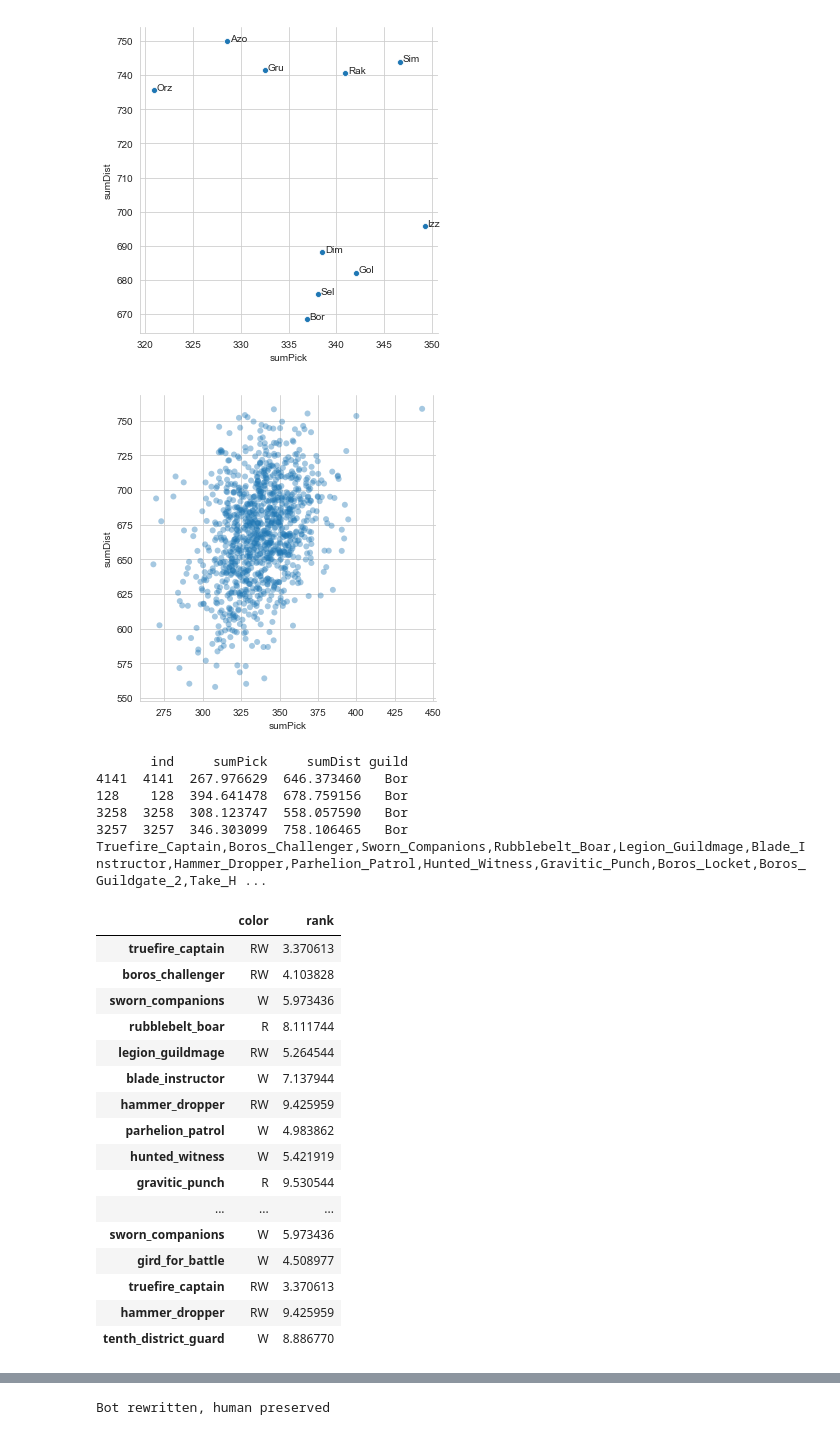
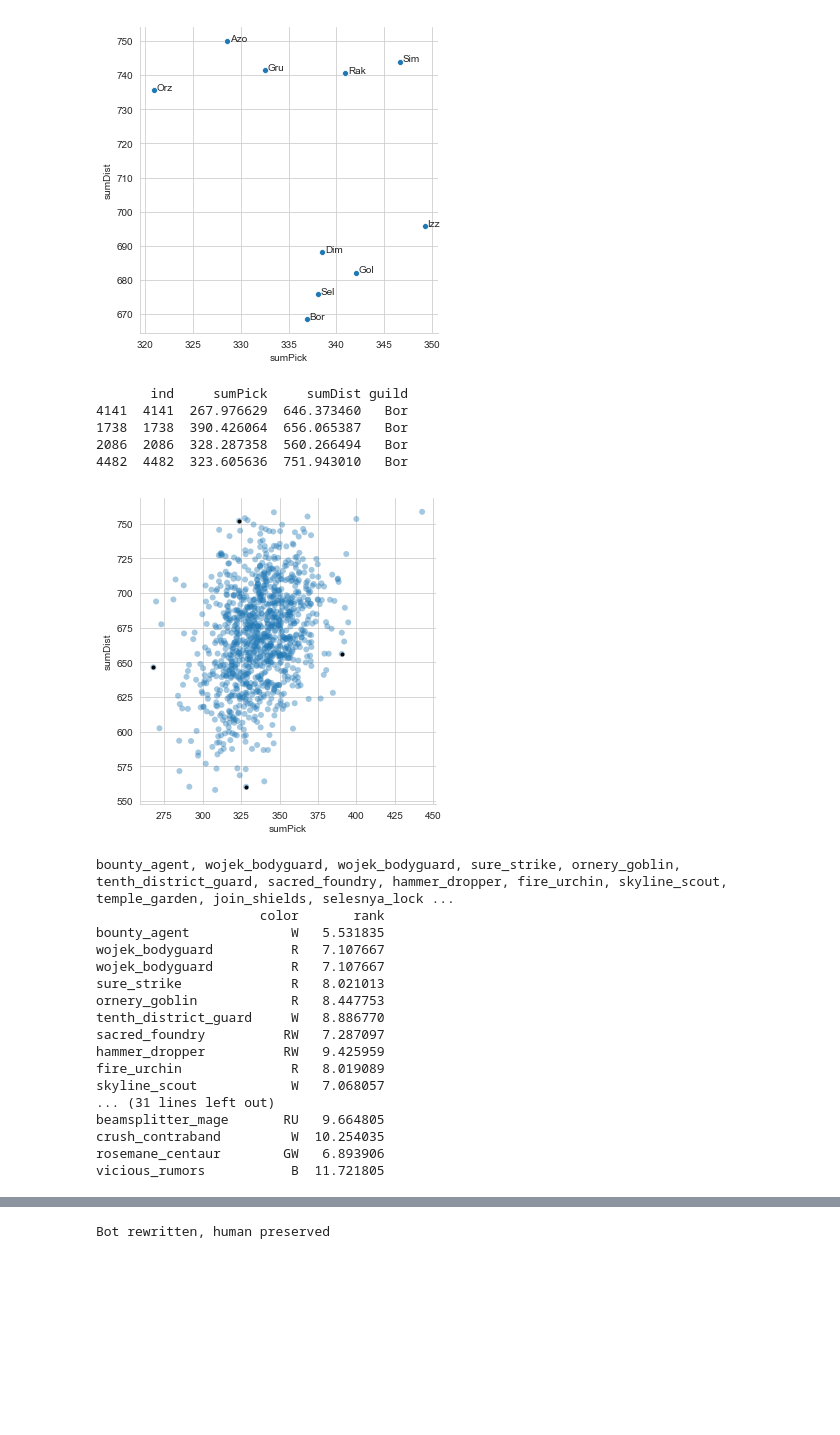
Before and after one commit to khakhalin/MTG, a Jupyter notebook: Arseny/deck-quality.ipynb, the cells around one changed output, grey strips where cells are left out. Saved outputs shown, nothing was run; the diff lists cells and outputs as text; code cells hidden in the pictures; blank space fills up the shorter version.

```diff
--- a/Arseny/deck-quality.ipynb
+++ b/Arseny/deck-quality.ipynb
@@ -189,51 +189,53 @@ def showHand(hand):
 # %%
 # Look at some extreme decks (worst, best, etc)
 
 %matplotlib inline
 
 localData = dataToPlot.loc[dataToPlot['guild']=='Bor']
 
+# Find some interesting points, with neutral values on one axis, and extreme values of another
+indLeft   = localData.index[localData['sumPick']==min(localData['sumPick'][localData['sumDist']>625])][0]
+indRight  = localData.index[localData['sumPick']==max(localData['sumPick'][localData['sumDist']<660])][0]
+indBottom = localData.index[localData['sumDist']==min(localData['sumDist'][localData['sumPick']>325])][0]
+indTop    = localData.index[localData['sumDist']==max(localData['sumDist'][localData['sumPick']<325])][0]
+
+extremePointsInd = [indLeft, indRight, indBottom, indTop]
+
+print(localData.loc[extremePointsInd])
+
 sns.relplot(data=localData, x='sumPick', y='sumDist', edgecolor='none', alpha=0.4);
+plt.plot(localData.loc[extremePointsInd]['sumPick'],localData.loc[extremePointsInd]['sumDist'],'k.')
 plt.show() # For the plot to stay above the text
 
-# Find some interesting points, with neutral values on one axis, and extreme values of another
-indLeft   = localData.index[localData['sumPick']==min(localData['sumPick'][localData['sumDist']>625])][0]
-indRight  = localData.index[localData['sumPick']==max(localData['sumPick'][localData['sumDist']<700])][0]
-indBottom = localData.index[localData['sumDist']==min(localData['sumDist'][localData['sumPick']>300])][0]
-indTop    = localData.index[localData['sumDist']==max(localData['sumDist'][localData['sumPick']<350])][0]
-
-print(localData.loc[[indLeft, indRight, indBottom, indTop]])
-
 # Look at any of these 4 extreme decks. First as a simple list:
-print(draftData[playerName].iloc[indBottom])
+print(fixName(draftData[playerName].iloc[indRight]).replace(",",", "))
 
 # Then as an annoted column of data:
-showHand(draftData[playerName].iloc[indBottom])
+print(showHand(draftData[playerName].iloc[indRight]))
 # %% [output]
+       ind     sumPick     sumDist guild
+4141  4141  267.976629  646.373460   Bor
+1738  1738  390.426064  656.065387   Bor
+2086  2086  328.287358  560.266494   Bor
+4482  4482  323.605636  751.943010   Bor
-[figure, old version]
+[figure, new version]
-       ind     sumPick     sumDist guild
-4141  4141  267.976629  646.373460   Bor
-128    128  394.641478  678.759156   Bor
-3258  3258  308.123747  558.057590   Bor
-3257  3257  346.303099  758.106465   Bor
-Truefire_Captain,Boros_Challenger,Sworn_Companions,Rubblebelt_Boar,Legion_Guildmage,Blade_Instructor,Hammer_Dropper,Parhelion_Patrol,Hunted_Witness,Gravitic_Punch,Boros_Locket,Boros_Guildgate_2,Take_H ...
-|  | color | rank |
-| truefire_captain | RW | 3.370613 |
-| boros_challenger | RW | 4.103828 |
-| sworn_companions | W | 5.973436 |
-| rubblebelt_boar | R | 8.111744 |
-| legion_guildmage | RW | 5.264544 |
-| blade_instructor | W | 7.137944 |
-| hammer_dropper | RW | 9.425959 |
-| parhelion_patrol | W | 4.983862 |
-| hunted_witness | W | 5.421919 |
-| gravitic_punch | R | 9.530544 |
-| ... | ... | ... |
-| sworn_companions | W | 5.973436 |
-| gird_for_battle | W | 4.508977 |
-| truefire_captain | RW | 3.370613 |
-| hammer_dropper | RW | 9.425959 |
-| tenth_district_guard | W | 8.886770 |
+bounty_agent, wojek_bodyguard, wojek_bodyguard, sure_strike, ornery_goblin, tenth_district_guard, sacred_foundry, hammer_dropper, fire_urchin, skyline_scout, temple_garden, join_shields, selesnya_lock ...
+                     color       rank
+bounty_agent             W   5.531835
+wojek_bodyguard          R   7.107667
+wojek_bodyguard          R   7.107667
+sure_strike              R   8.021013
+ornery_goblin            R   8.447753
+tenth_district_guard     W   8.886770
+sacred_foundry          RW   7.287097
+hammer_dropper          RW   9.425959
+fire_urchin              R   8.019089
+skyline_scout            W   7.068057
+... (31 lines left out)
+beamsplitter_mage       RU   9.664805
+crush_contraband         W  10.254035
+rosemane_centaur        GW   6.893906
+vicious_rumors           B  11.721805
 # %% [markdown]
 ### Next steps:
 
```
Also changed, not shown: parts of 1 cell of this notebook.
